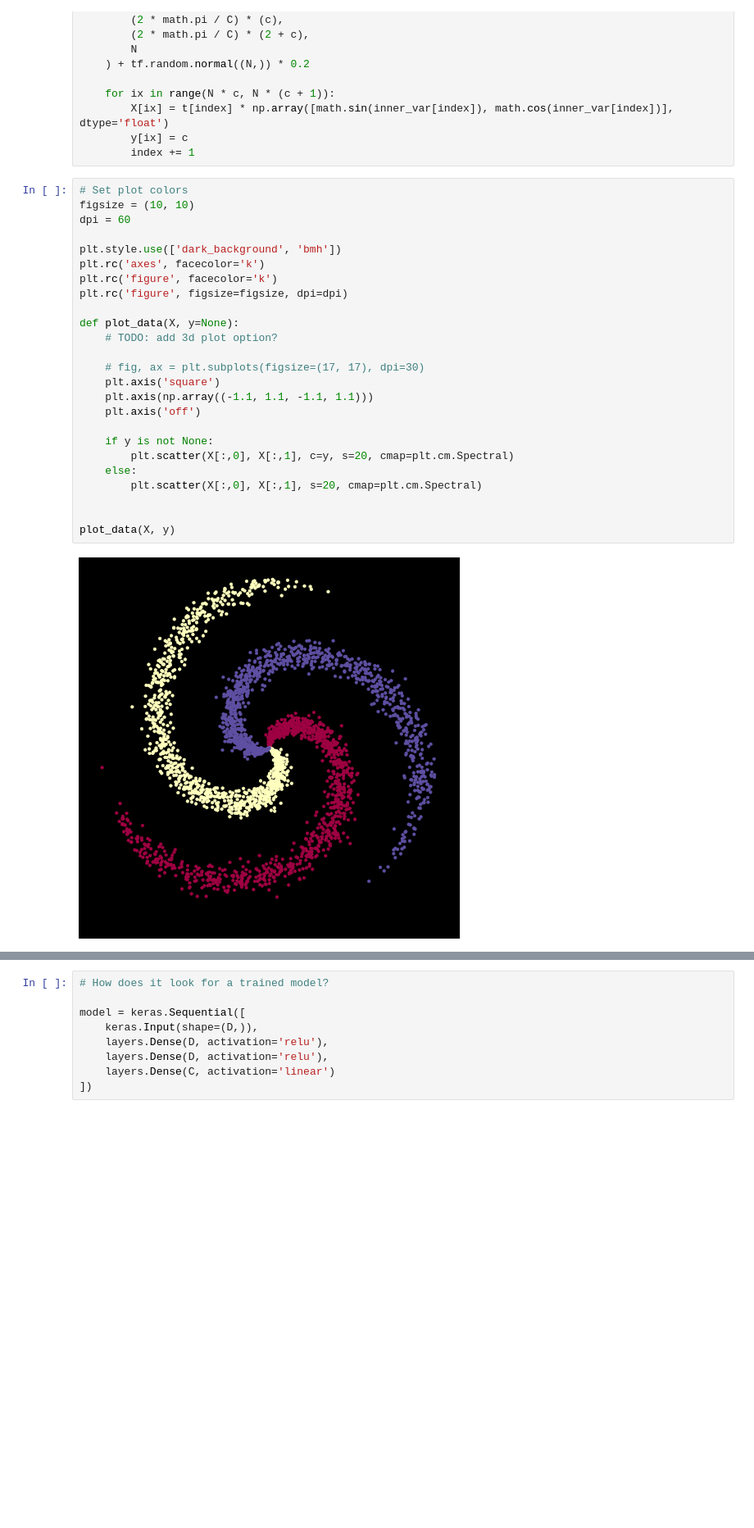
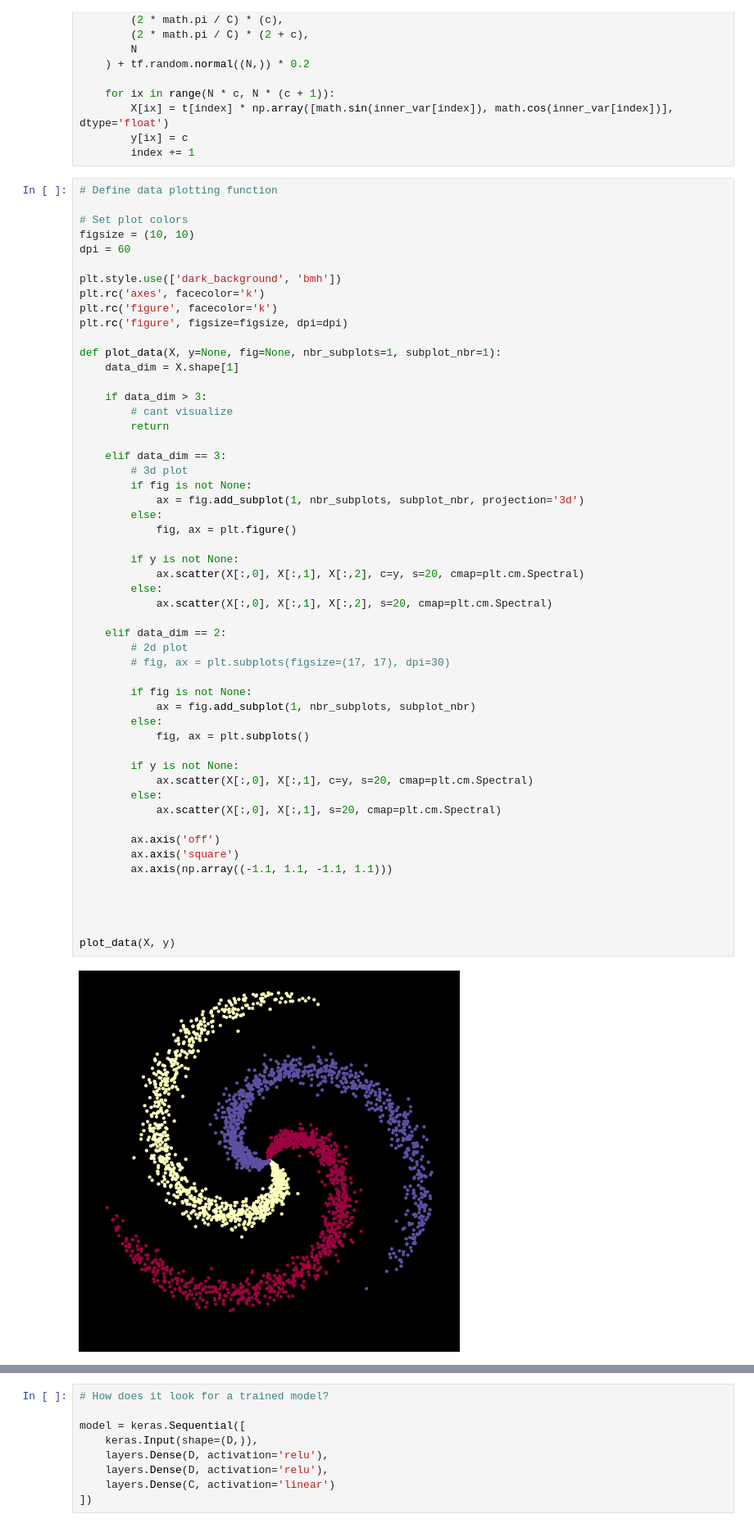
Before and after one commit to AllaVinner/JL-ML, a Jupyter notebook: visualization.ipynb, the cells around one changed output, grey strips where cells are left out. Shown at 82% size. Cells and saved outputs as stored; diff of their text form; blank space fills up the shorter version.

```diff
--- a/visualization.ipynb
+++ b/visualization.ipynb
@@ -37,32 +37,60 @@ for c in range(C):
         y[ix] = c
         index += 1
 # %%
+# Define data plotting function
+
 # Set plot colors
 figsize = (10, 10)
 dpi = 60
 
 plt.style.use(['dark_background', 'bmh'])
 plt.rc('axes', facecolor='k')
 plt.rc('figure', facecolor='k')
 plt.rc('figure', figsize=figsize, dpi=dpi)
 
-def plot_data(X, y=None):
-    # TODO: add 3d plot option?
+def plot_data(X, y=None, fig=None, nbr_subplots=1, subplot_nbr=1):
+    data_dim = X.shape[1]
 
-    # fig, ax = plt.subplots(figsize=(17, 17), dpi=30)
-    plt.axis('square')
-    plt.axis(np.array((-1.1, 1.1, -1.1, 1.1)))
-    plt.axis('off')
+    if data_dim > 3:
+        # cant visualize
+        return
 
-    if y is not None:
-        plt.scatter(X[:,0], X[:,1], c=y, s=20, cmap=plt.cm.Spectral)
-    else:
-        plt.scatter(X[:,0], X[:,1], s=20, cmap=plt.cm.Spectral)
+    elif data_dim == 3:
+        # 3d plot
+        if fig is not None:
+            ax = fig.add_subplot(1, nbr_subplots, subplot_nbr, projection='3d')
+        else:
+            fig, ax = plt.figure()
+
+        if y is not None:
+            ax.scatter(X[:,0], X[:,1], X[:,2], c=y, s=20, cmap=plt.cm.Spectral)
+        else:
+            ax.scatter(X[:,0], X[:,1], X[:,2], s=20, cmap=plt.cm.Spectral)
+
+    elif data_dim == 2:
+        # 2d plot
+        # fig, ax = plt.subplots(figsize=(17, 17), dpi=30)
+
+        if fig is not None:
+            ax = fig.add_subplot(1, nbr_subplots, subplot_nbr)
+        else:
+            fig, ax = plt.subplots()
+
+        if y is not None:
+            ax.scatter(X[:,0], X[:,1], c=y, s=20, cmap=plt.cm.Spectral)
+        else:
+            ax.scatter(X[:,0], X[:,1], s=20, cmap=plt.cm.Spectral)
+
+        ax.axis('off')
+        ax.axis('square')
+        ax.axis(np.array((-1.1, 1.1, -1.1, 1.1)))
+
+
 
 
 plot_data(X, y)
 # %% [output]
-[figure, old version]
+[figure, new version]
 # %%
 # simple linear dense layer
 # applies an affine transformation with
```
Also changed, not shown: parts of 8 cells of this notebook, 1 other file.
